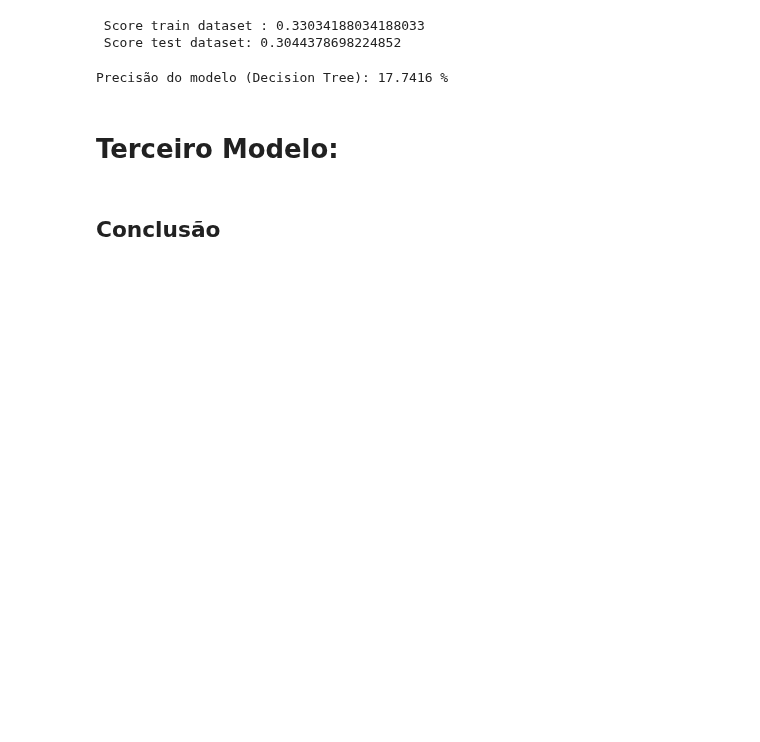
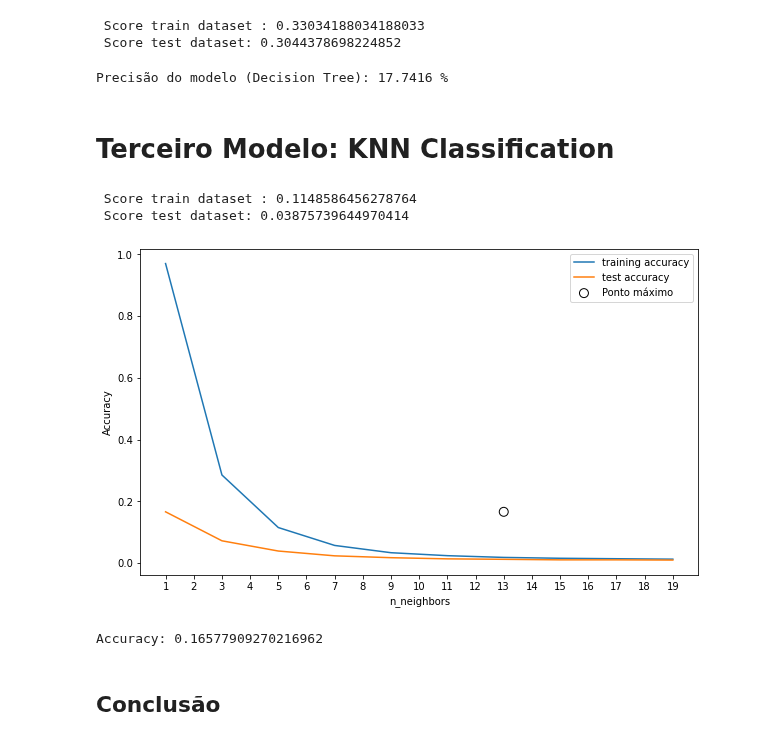
Before and after one commit to Gabriela321733/Projeto_2_Cdados, a Jupyter notebook: dados.ipynb, the cells around one changed output. Drawn from its saved outputs; the diff is of its cells as text; code cells hidden in the pictures; blank space fills up the shorter version.

Commit message:
3 modelo

```diff
--- a/dados.ipynb
+++ b/dados.ipynb
@@ -558,7 +535,65 @@ print(f'Precisão do modelo (Decision Tree): {np.mean(acuracia_dt):.4f} %')#acur
 # %% [output]
 Precisão do modelo (Decision Tree): 17.7416 %
 # %% [markdown]
-# **Terceiro Modelo:**
+# **Terceiro Modelo:** KNN Classification
+# %%
+#Import knearest neighbors Classifier model
+from sklearn.neighbors import KNeighborsClassifier
+
+#Create KNN Classifier
+knn = KNeighborsClassifier(n_neighbors=1)
+
+train_features, test_features, train_labels, test_labels = train_test_split(features, labels, test_size = 0.25, random_state = 42)
+#Train the model using the training sets
+knn.fit(train_features, train_labels)
+
+#Predict the response for test dataset
+y_pred = knn.predict(test_features)
+# %%
+knn= KNeighborsClassifier().fit(train_features,train_labels)
+
+score_train = knn.score(train_features, train_labels)
+score_test = knn.score(test_features, test_labels)
+
+print(f" Score train dataset : {score_train}\n Score test dataset: {score_test}")
+# %% [output]
+ Score train dataset : 0.1148586456278764
+ Score test dataset: 0.03875739644970414
+# %%
+plt.figure(figsize=(10,6))
+
+training_accuracy = []
+test_accruacy = []
+
+# Escolhendo uma faixa de neighbors :
+neighbors_settings = np.arange(1,20,2)
+
+for n in neighbors_settings:
+
+    # Construindo o modelo:
+
+    knn = KNeighborsClassifier(n_neighbors = n)
+
+    knn.fit(train_features , train_labels)
+
+    # Guardando os scores
+    training_accuracy.append(knn.score(train_features , train_labels))
+    test_accruacy.append(knn.score(test_features ,test_labels))
+
+plt.plot(neighbors_settings , training_accuracy , label = 'training accuracy')
+plt.plot(neighbors_settings , test_accruacy , label = 'test accuracy')
+plt.ylabel("Accuracy")
+plt.xlabel("n_neighbors")
+plt.xticks(range(1,20,1))
+plt.scatter(13,max(test_accruacy), s=80 , facecolors='None', edgecolors='black' , label='Ponto máximo')
+plt.legend()
+plt.show()
+# %% [output]
+[figure, added]
+# %%
+print("Accuracy:",metrics.accuracy_score(test_labels, y_pred))
+# %% [output]
+Accuracy: 0.16577909270216962
 # %% [markdown]
 ## Conclusão
 # %% [markdown]
```
Also changed, not shown: parts of 3 cells of this notebook.
